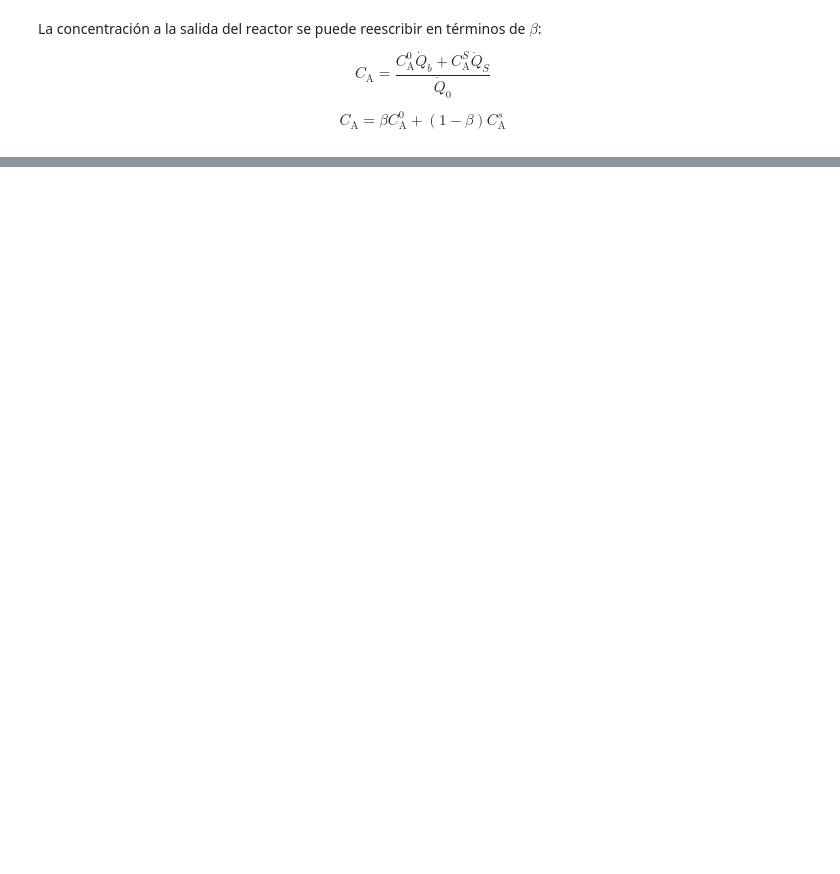
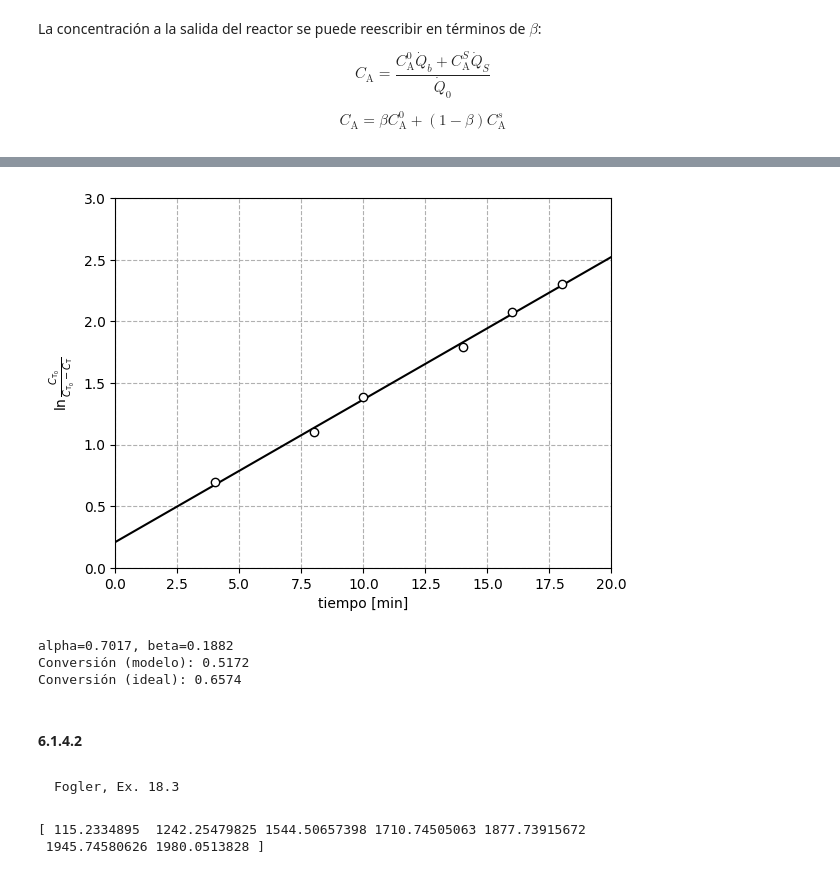
Before and after one commit to eicastroc/Kin_Cinvestav_IngMetalurgica, a Jupyter notebook: 05_analisisRTD/06_modelos_dos_parametros.ipynb, the cells around one changed output, grey strips where cells are left out. Drawn from its saved outputs; the diff is of its cells as text; code cells hidden in the pictures; blank space fills up the shorter version.

```diff
--- a/05_analisisRTD/06_modelos_dos_parametros.ipynb
+++ b/05_analisisRTD/06_modelos_dos_parametros.ipynb
@@ -221,0 +231,77 @@ array([[0.        , 0.        , 0.80366492],
+# %%
+cT0 = 2000 # mg/dm3
+cT = np.array([1000, 1333, 1500, 1666, 1750, 1800]) # mg/dm3
+t  = np.array([   4,    8,   10,   14,   16,   18]) # min
+
+V = 1.0 # m3
+Q0 = 0.1 # m3/min
+tau = V/Q0
+
+cA0 = 2 # kmol/m3
+r_A = lambda cA: -0.28*cA**(2) #equimolar feed of A and B
+# %%
+## trazar gráfico
+fig, ax = plt.subplots()
+x, y = t, np.log(cT0/(cT0-cT))
+# ajuste a ecuación de 1er grado
+cx = np.polyfit(x, y, deg=1)
+tt = np.linspace(0, 20, 10)
+ax.plot(tt, np.poly1d(cx)(tt), color='k')
+ax.plot(x, y, ls='', marker='o', color='k', mfc="w")
+ax.set_ylim(0, 3)
+ax.set_xlim(0, 20)
+ax.set_xlabel("tiempo [min]")
+ax.set_ylabel(r"$\ln \frac{C_{\mathrm{T_0}}}{C_{\mathrm{T_0}} - C_{\mathrm{T}}}$")
+ax.grid(ls='--')
+plt.show()
+
+# Calculo de alpha y beta
+slope, intercept = cx[0], cx[1]
+bet = 1 - np.exp(-intercept)
+alp = (1-bet)/(tau*slope)
+# calculo de alpha
+print(f"alpha={alp:.4f}, beta={bet:.4f}")
+
+# Calculo de la conversión (modelo)
+cA = cstr_bypass_dead(cA0, V, Q0, r_A, alp, bet)
+X = 1 - cA/cA0
+print(f"Conversión (modelo): {X:.4f}")
+
+# Calculo de conversion (CSTR ideal)
+cA = cstr_bypass_dead(cA0, V, Q0, r_A, 1.0, 0.0)
+X = 1 - cA/cA0
+print(f"Conversión (ideal): {X:.4f}")
+# %% [output]
+[figure, added]
+alpha=0.7017, beta=0.1882
+Conversión (modelo): 0.5172
+Conversión (ideal): 0.6574
+# %% [markdown]
+#### 6.1.4.2
+# %% [markdown]
+    Fogler, Ex. 18.3
+# %%
+t  = np.array([0.0, 2.0, 40, 60, 80, 120, 160, 200, 240]) # min
+cT = np.array([2000, 1050, 520, 280, 160, 61, 29, 16.4, 10.0]) # mg/dm3
+
+
+V = 1.0 # m3
+Q0 = 0.1 # m3/min
+tau = V/Q0
+
+cA0 = 2 # kmol/m3
+r_A = lambda cA: -0.28*cA**(2) #equimolar feed of A and B
+
+# Curva C(t)
+Ci = interp1d(t, cT, kind='linear') # linear
+# Curva E(t)
+Ei = interp1d(t, Ci(t)/trapezoid(Ci(t),t)) # linear
+# Curva F(t)
+Fi = interp1d(t, cumulative_trapezoid(Ei(t), t, initial=0)) # linear
+
+cT0 = cT[0]
+cT = cT0 * Fi(t)[1:-1]
+print(cT)
+# %% [output]
+[ 115.2334895  1242.25479825 1544.50657398 1710.74505063 1877.73915672
+ 1945.74580626 1980.0513828 ]
```
Also changed, not shown: parts of 34 cells of this notebook, 3 other files.
